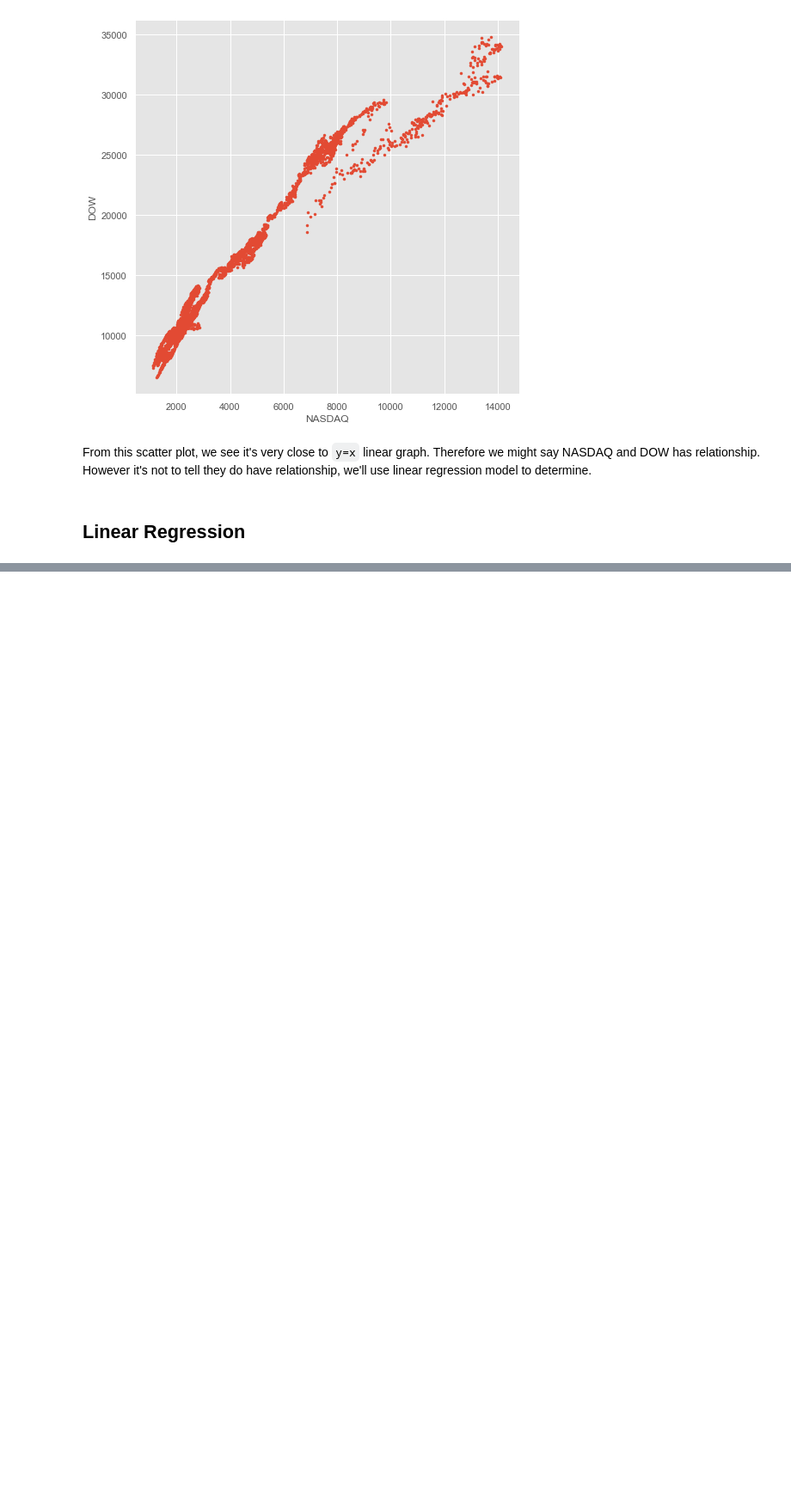
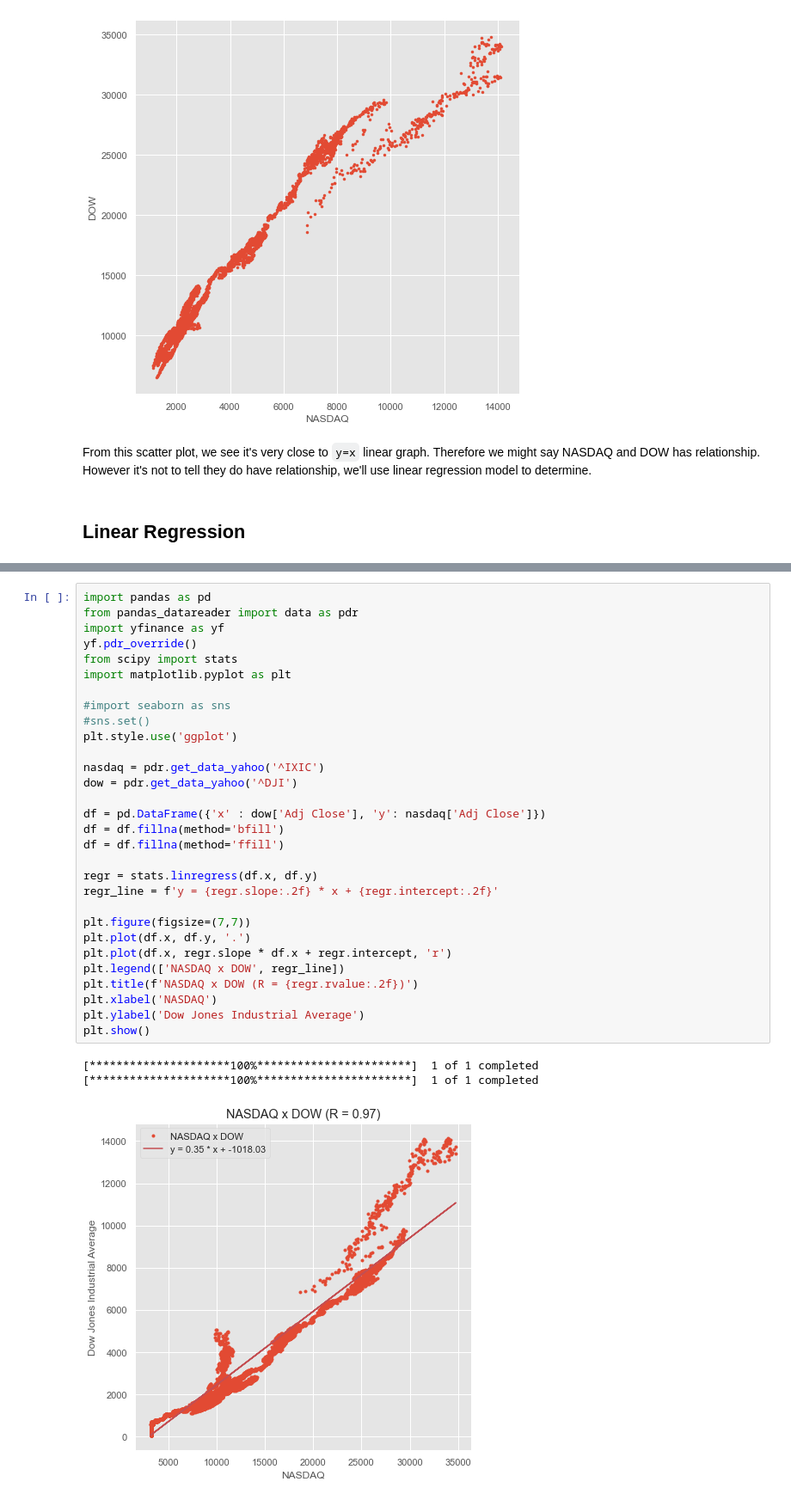
Before and after one commit to Rsych/Finance-Portfolio-Maker, a Jupyter notebook: Financial data analysis with Pandas and Yfinance.ipynb, the cells around one changed output, grey strips where cells are left out. Shown: that part at 86% size. Saved outputs shown, nothing was run; the diff lists cells and outputs as text; blank space fills up the shorter version.

```diff
--- a/Financial data analysis with Pandas and Yfinance.ipynb
+++ b/Financial data analysis with Pandas and Yfinance.ipynb
@@ -266,0 +315,34 @@ From this scatter plot, we see it's very close to `y=x` linear graph. Therefore
+# %%
+import pandas as pd
+from pandas_datareader import data as pdr
+import yfinance as yf
+yf.pdr_override()
+from scipy import stats
+import matplotlib.pyplot as plt
+
+#import seaborn as sns
+#sns.set()
+plt.style.use('ggplot')
+
+nasdaq = pdr.get_data_yahoo('^IXIC')
+dow = pdr.get_data_yahoo('^DJI')
+
+df = pd.DataFrame({'x' : dow['Adj Close'], 'y': nasdaq['Adj Close']})
+df = df.fillna(method='bfill')
+df = df.fillna(method='ffill')
+
+regr = stats.linregress(df.x, df.y)
+regr_line = f'y = {regr.slope:.2f} * x + {regr.intercept:.2f}'
+
+plt.figure(figsize=(7,7))
+plt.plot(df.x, df.y, '.')
+plt.plot(df.x, regr.slope * df.x + regr.intercept, 'r')
+plt.legend(['NASDAQ x DOW', regr_line])
+plt.title(f'NASDAQ x DOW (R = {regr.rvalue:.2f})')
+plt.xlabel('NASDAQ')
+plt.ylabel('Dow Jones Industrial Average')
+plt.show()
+# %% [output]
+[*********************100%***********************]  1 of 1 completed
+[*********************100%***********************]  1 of 1 completed
+[figure, added]
```
Also changed, not shown: parts of 11 cells of this notebook.
